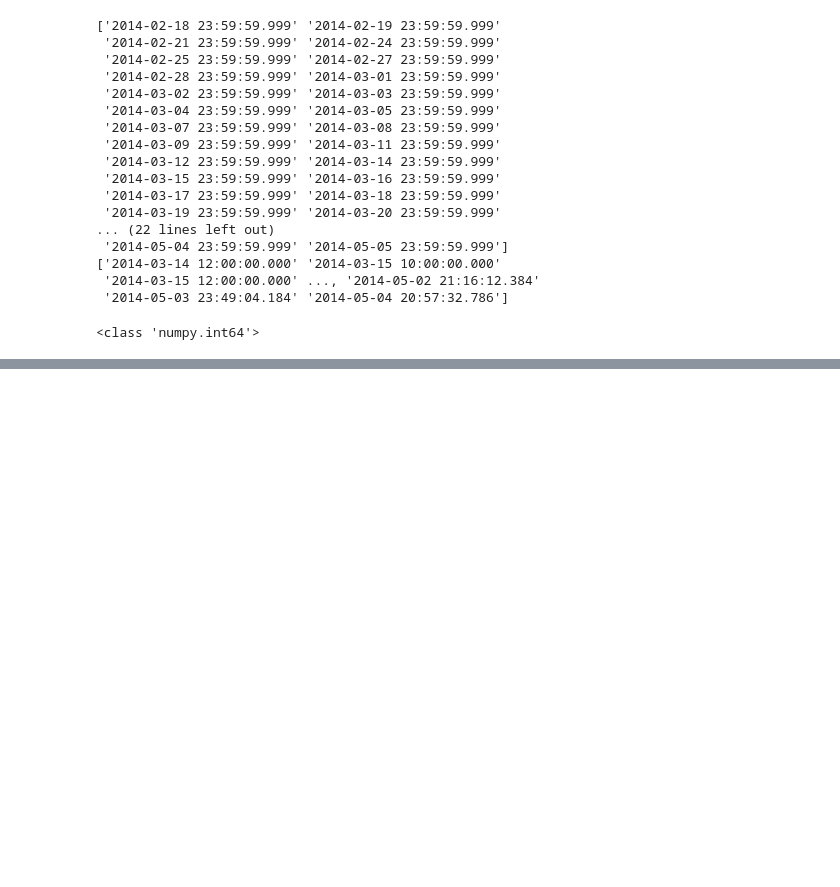
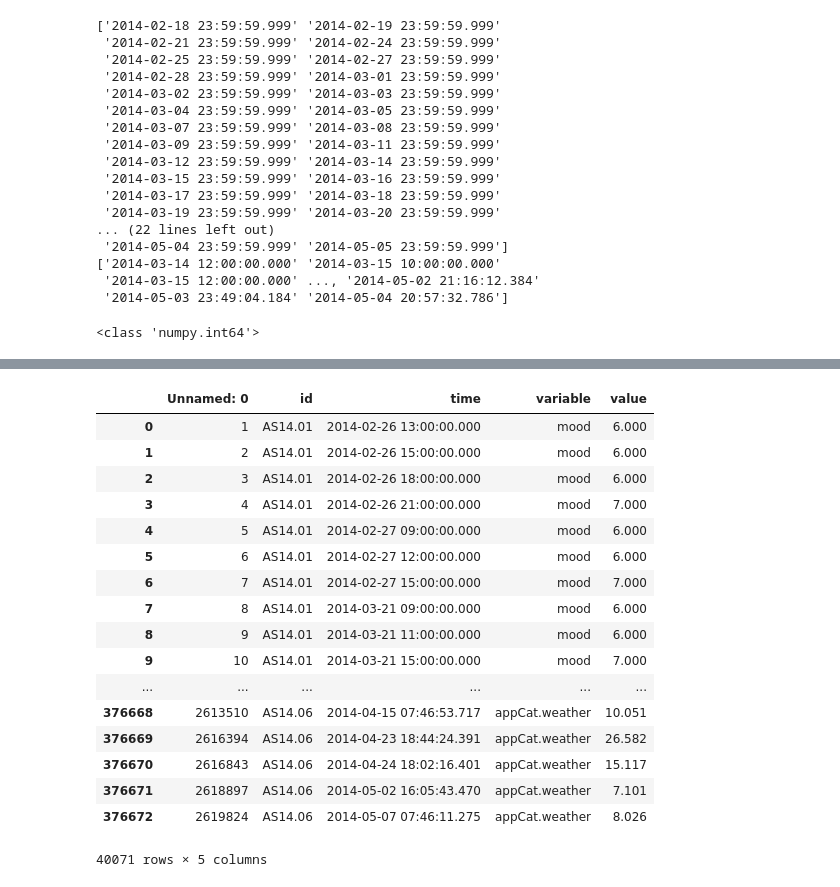
Before and after one commit to klaapbakken/DMT18, a Jupyter notebook: A1Adv/A1AdvNB.ipynb, the cells around one changed output, grey strips where cells are left out. Cells and saved outputs as stored; diff of their text form; code cells hidden in the pictures; blank space fills up the shorter version.

```diff
--- a/A1Adv/A1AdvNB.ipynb
+++ b/A1Adv/A1AdvNB.ipynb
@@ -488,0 +531,25 @@ print(type(index))
+# %%
+ids = np.array([df.id.values[0], df.id.values[12266]])
+# %%
+nu_df = df.iloc[np.array([i for i in range(len(df.id.values)) if df.id.values[i] in ids])]
+# %%
+nu_df
+# %% [output]
+|  | Unnamed: 0 | id | time | variable | value |
+| 0 | 1 | AS14.01 | 2014-02-26 13:00:00.000 | mood | 6.000 |
+| 1 | 2 | AS14.01 | 2014-02-26 15:00:00.000 | mood | 6.000 |
+| 2 | 3 | AS14.01 | 2014-02-26 18:00:00.000 | mood | 6.000 |
+| 3 | 4 | AS14.01 | 2014-02-26 21:00:00.000 | mood | 7.000 |
+| 4 | 5 | AS14.01 | 2014-02-27 09:00:00.000 | mood | 6.000 |
+| 5 | 6 | AS14.01 | 2014-02-27 12:00:00.000 | mood | 6.000 |
+| 6 | 7 | AS14.01 | 2014-02-27 15:00:00.000 | mood | 7.000 |
+| 7 | 8 | AS14.01 | 2014-03-21 09:00:00.000 | mood | 6.000 |
+| 8 | 9 | AS14.01 | 2014-03-21 11:00:00.000 | mood | 6.000 |
+| 9 | 10 | AS14.01 | 2014-03-21 15:00:00.000 | mood | 7.000 |
+| ... | ... | ... | ... | ... | ... |
+| 376668 | 2613510 | AS14.06 | 2014-04-15 07:46:53.717 | appCat.weather | 10.051 |
+| 376669 | 2616394 | AS14.06 | 2014-04-23 18:44:24.391 | appCat.weather | 26.582 |
+| 376670 | 2616843 | AS14.06 | 2014-04-24 18:02:16.401 | appCat.weather | 15.117 |
+| 376671 | 2618897 | AS14.06 | 2014-05-02 16:05:43.470 | appCat.weather | 7.101 |
+| 376672 | 2619824 | AS14.06 | 2014-05-07 07:46:11.275 | appCat.weather | 8.026 |
+40071 rows × 5 columns
```
Also changed, not shown: parts of 8 cells of this notebook, 3 other files.
